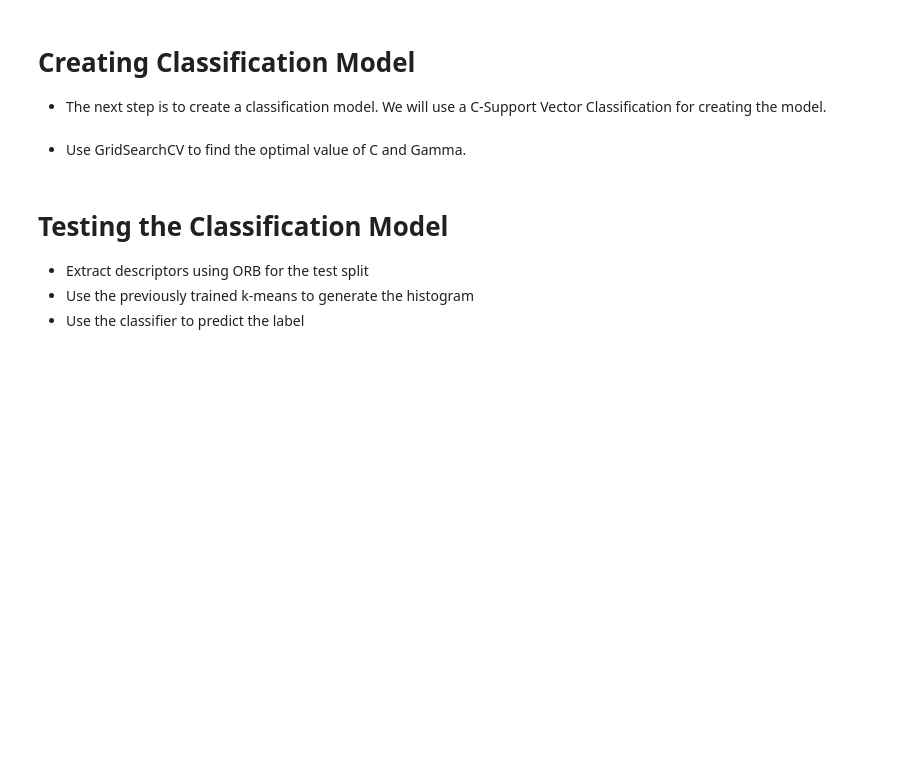
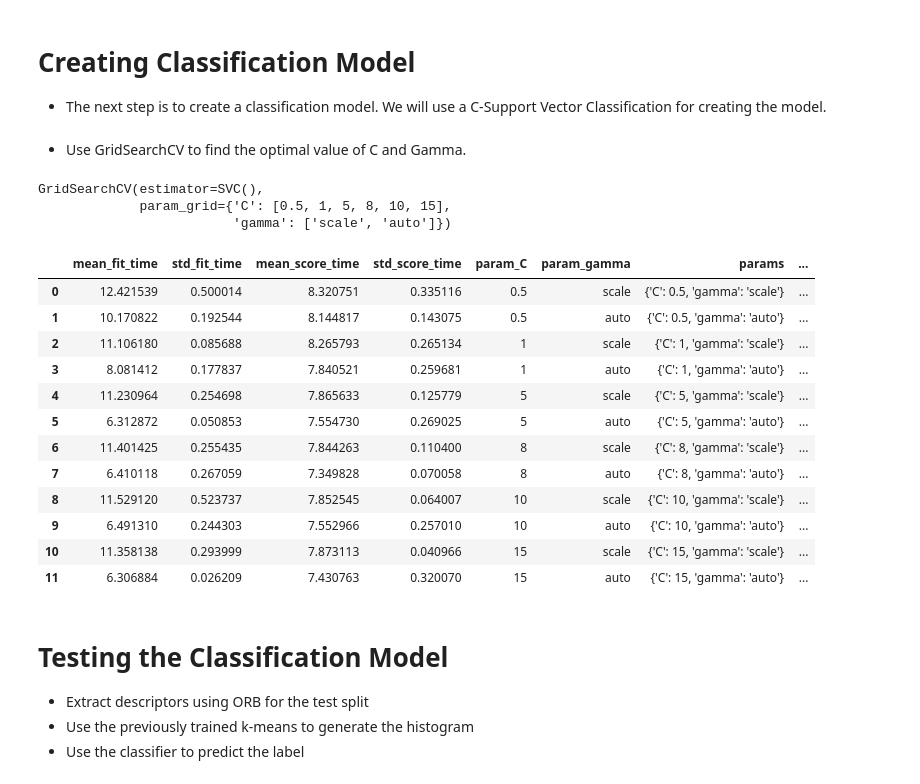
Before and after one commit to mario-rot/ComputerVisionCourse-MAI, a Jupyter notebook: Session 7/P7_Mario_Lauren.ipynb, the cells around one changed output. Cells and saved outputs as stored; diff of their text form; code cells hidden in the pictures; blank space fills up the shorter version.

Commit message:
Testing SVC Parameters

```diff
--- a/Session 7/P7_Mario_Lauren.ipynb
+++ b/Session 7/P7_Mario_Lauren.ipynb
@@ -115,0 +169,14 @@ from sklearn.model_selection import GridSearchCV
+# %%
+# solution
+svc = SVC()
+clf = GridSearchCV(svc,{'C':[0.5,1,5,8,10,15], 'gamma':['scale','auto']})
+clf.fit(dcs_flatten,kmeans.labels_)
+# %% [output]
+GridSearchCV(estimator=SVC(),
+             param_grid={'C': [0.5, 1, 5, 8, 10, 15],
+                         'gamma': ['scale', 'auto']})
+# %%
+# solution
+svc = SVC()
+clf = GridSearchCV(svc,{'C':[0.5], 'gamma':[0.05,0.1,0.25,0.5,1.0]})
+clf.fit(dcs_flatten,kmeans.labels_)
@@ -116,3 +186,20 @@ from sklearn.model_selection import GridSearchCV
+# %%
+import pandas as pd
+pd.DataFrame(clf.cv_results_)
+# %% [output]
+|  | mean_fit_time | std_fit_time | mean_score_time | std_score_time | param_C | param_gamma | params | ... |
+| 0 | 12.421539 | 0.500014 | 8.320751 | 0.335116 | 0.5 | scale | {'C': 0.5, 'gamma': 'scale'} | ... |
+| 1 | 10.170822 | 0.192544 | 8.144817 | 0.143075 | 0.5 | auto | {'C': 0.5, 'gamma': 'auto'} | ... |
+| 2 | 11.106180 | 0.085688 | 8.265793 | 0.265134 | 1 | scale | {'C': 1, 'gamma': 'scale'} | ... |
+| 3 | 8.081412 | 0.177837 | 7.840521 | 0.259681 | 1 | auto | {'C': 1, 'gamma': 'auto'} | ... |
+| 4 | 11.230964 | 0.254698 | 7.865633 | 0.125779 | 5 | scale | {'C': 5, 'gamma': 'scale'} | ... |
+| 5 | 6.312872 | 0.050853 | 7.554730 | 0.269025 | 5 | auto | {'C': 5, 'gamma': 'auto'} | ... |
+| 6 | 11.401425 | 0.255435 | 7.844263 | 0.110400 | 8 | scale | {'C': 8, 'gamma': 'scale'} | ... |
+| 7 | 6.410118 | 0.267059 | 7.349828 | 0.070058 | 8 | auto | {'C': 8, 'gamma': 'auto'} | ... |
+| 8 | 11.529120 | 0.523737 | 7.852545 | 0.064007 | 10 | scale | {'C': 10, 'gamma': 'scale'} | ... |
+| 9 | 6.491310 | 0.244303 | 7.552966 | 0.257010 | 10 | auto | {'C': 10, 'gamma': 'auto'} | ... |
+| 10 | 11.358138 | 0.293999 | 7.873113 | 0.040966 | 15 | scale | {'C': 15, 'gamma': 'scale'} | ... |
+| 11 | 6.306884 | 0.026209 | 7.430763 | 0.320070 | 15 | auto | {'C': 15, 'gamma': 'auto'} | ... |
 # %% [markdown]
 # Testing the Classification Model
 
```
Also changed, not shown: parts of 33 cells of this notebook.
